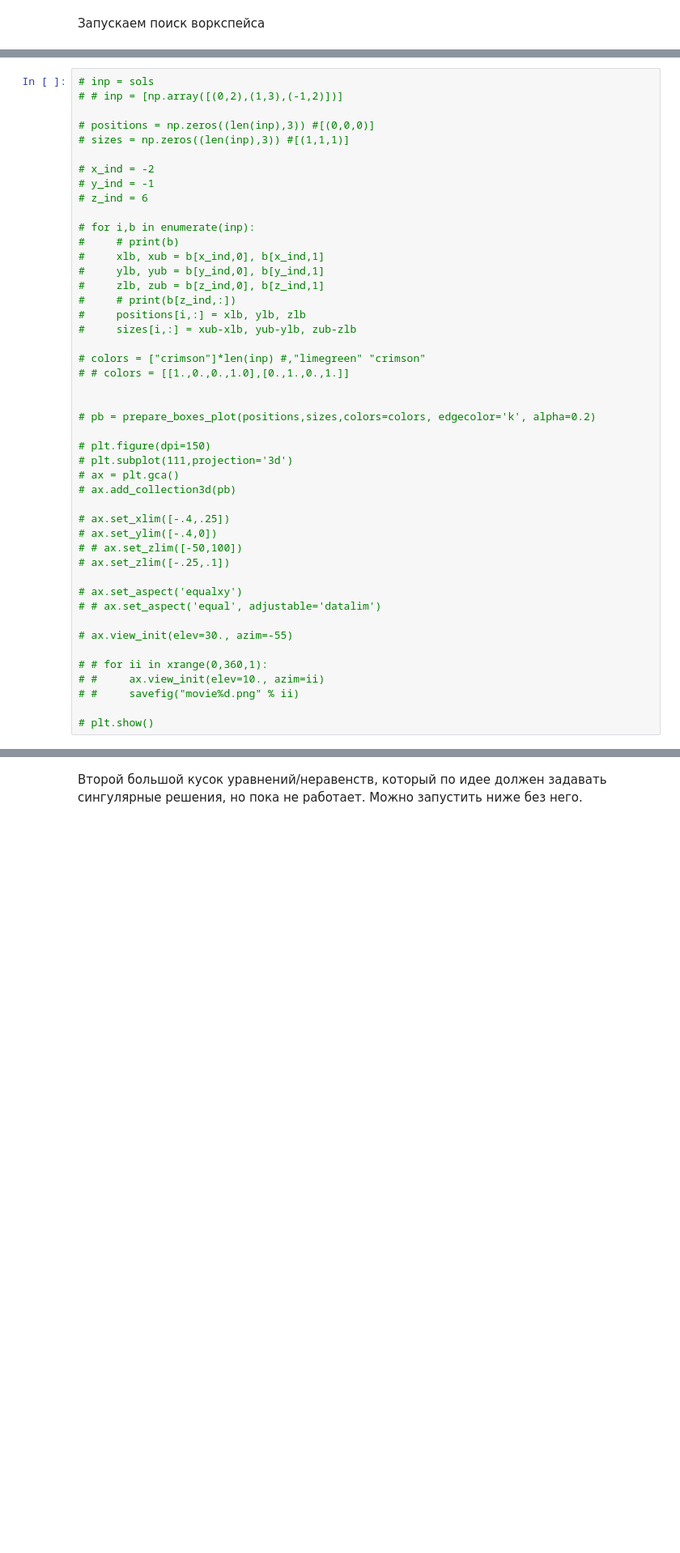
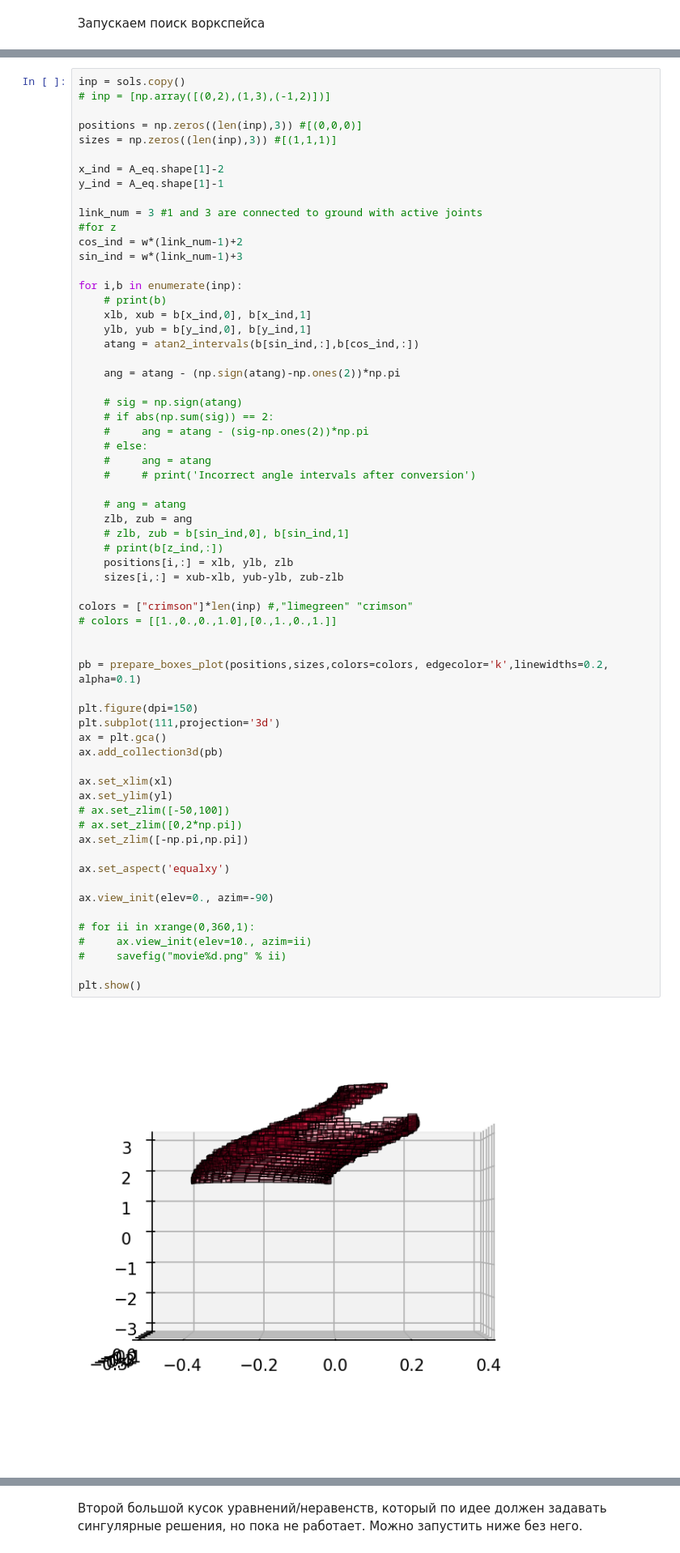
Before and after one commit to LicAiBeerLab/auto-robotics-design, a Jupyter notebook: testing_ground/singular_hell/5bar_boxing.ipynb, the cells around one changed output, grey strips where cells are left out. Shown at 81% size. Cells and saved outputs as stored; diff of their text form; blank space fills up the shorter version.

```diff
--- a/testing_ground/singular_hell/5bar_boxing.ipynb
+++ b/testing_ground/singular_hell/5bar_boxing.ipynb
@@ -484,46 +498,65 @@ plt.show()
 # %%
-# inp = sols
-# # inp = [np.array([(0,2),(1,3),(-1,2)])]
+inp = sols.copy()
+# inp = [np.array([(0,2),(1,3),(-1,2)])]
 
-# positions = np.zeros((len(inp),3)) #[(0,0,0)]
-# sizes = np.zeros((len(inp),3)) #[(1,1,1)]
+positions = np.zeros((len(inp),3)) #[(0,0,0)]
+sizes = np.zeros((len(inp),3)) #[(1,1,1)]
 
-# x_ind = -2
-# y_ind = -1
-# z_ind = 6
+x_ind = A_eq.shape[1]-2
+y_ind = A_eq.shape[1]-1
 
-# for i,b in enumerate(inp):
-#     # print(b)
-#     xlb, xub = b[x_ind,0], b[x_ind,1]
-#     ylb, yub = b[y_ind,0], b[y_ind,1]
-#     zlb, zub = b[z_ind,0], b[z_ind,1]
-#     # print(b[z_ind,:])
-#     positions[i,:] = xlb, ylb, zlb
-#     sizes[i,:] = xub-xlb, yub-ylb, zub-zlb
+link_num = 3 #1 and 3 are connected to ground with active joints
+#for z
+cos_ind = w*(link_num-1)+2
+sin_ind = w*(link_num-1)+3
 
-# colors = ["crimson"]*len(inp) #,"limegreen" "crimson"
-# # colors = [[1.,0.,0.,1.0],[0.,1.,0.,1.]]
+for i,b in enumerate(inp):
+    # print(b)
+    xlb, xub = b[x_ind,0], b[x_ind,1]
+    ylb, yub = b[y_ind,0], b[y_ind,1]
+    atang = atan2_intervals(b[sin_ind,:],b[cos_ind,:])
+
+    ang = atang - (np.sign(atang)-np.ones(2))*np.pi
+
+    # sig = np.sign(atang)
+    # if abs(np.sum(sig)) == 2:
+    #     ang = atang - (sig-np.ones(2))*np.pi
+    # else:
+    #     ang = atang
+    #     # print('Incorrect angle intervals after conversion')
+
+    # ang = atang
+    zlb, zub = ang
+    # zlb, zub = b[sin_ind,0], b[sin_ind,1]
+    # print(b[z_ind,:])
+    positions[i,:] = xlb, ylb, zlb
+    sizes[i,:] = xub-xlb, yub-ylb, zub-zlb
+
+colors = ["crimson"]*len(inp) #,"limegreen" "crimson"
+# colors = [[1.,0.,0.,1.0],[0.,1.,0.,1.]]
 
 
-# pb = prepare_boxes_plot(positions,sizes,colors=colors, edgecolor='k', alpha=0.2)
+pb = prepare_boxes_plot(positions,sizes,colors=colors, edgecolor='k',linewidths=0.2, alpha=0.1)
 
-# plt.figure(dpi=150)
-# plt.subplot(111,projection='3d')
-# ax = plt.gca()
-# ax.add_collection3d(pb)
+plt.figure(dpi=150)
+plt.subplot(111,projection='3d')
+ax = plt.gca()
+ax.add_collection3d(pb)
 
-# ax.set_xlim([-.4,.25])
-# ax.set_ylim([-.4,0])
-# # ax.set_zlim([-50,100])
-# ax.set_zlim([-.25,.1])
+ax.set_xlim(xl)
+ax.set_ylim(yl)
+# ax.set_zlim([-50,100])
+# ax.set_zlim([0,2*np.pi])
+ax.set_zlim([-np.pi,np.pi])
 
-# ax.set_aspect('equalxy')
-# # ax.set_aspect('equal', adjustable='datalim')
+ax.set_aspect('equalxy')
 
-# ax.view_init(elev=30., azim=-55)
+ax.view_init(elev=0., azim=-90)
 
-# # for ii in xrange(0,360,1):
-# #     ax.view_init(elev=10., azim=ii)
-# #     savefig("movie%d.png" % ii)
+# for ii in xrange(0,360,1):
+#     ax.view_init(elev=10., azim=ii)
+#     savefig("movie%d.png" % ii)
 
-# plt.show()
+plt.show()
+# %% [output]
+[figure, added]
```
Also changed, not shown: parts of 24 cells of this notebook, 2 other files.
